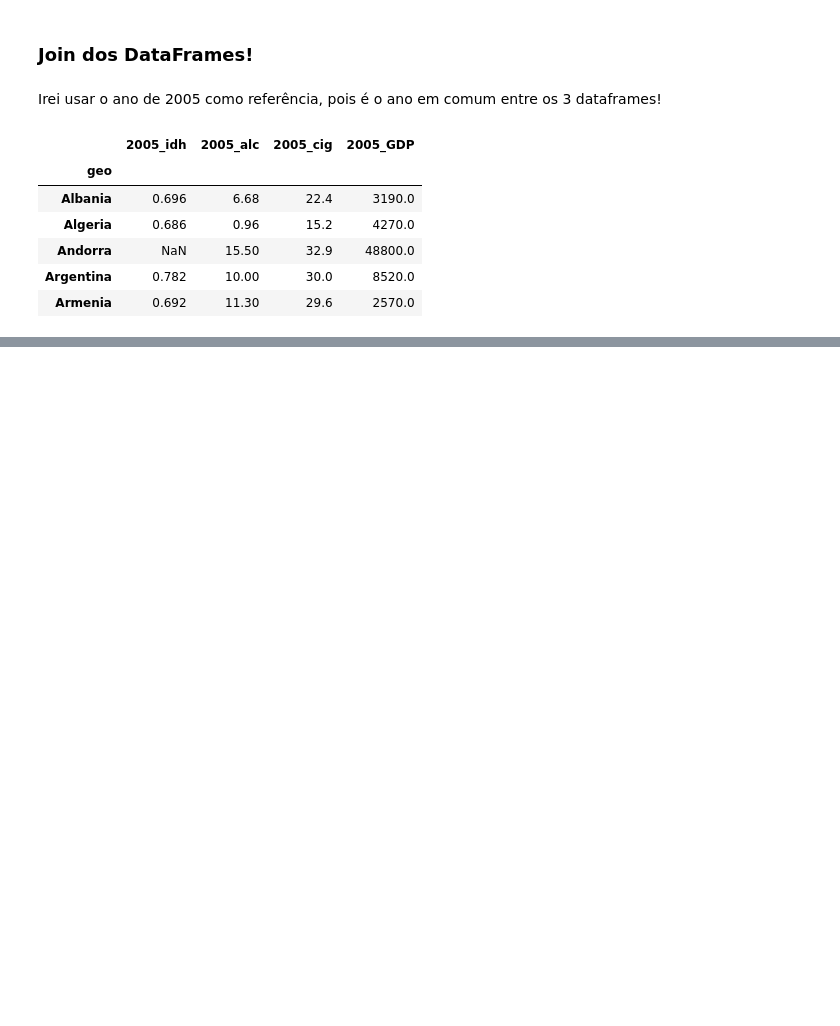
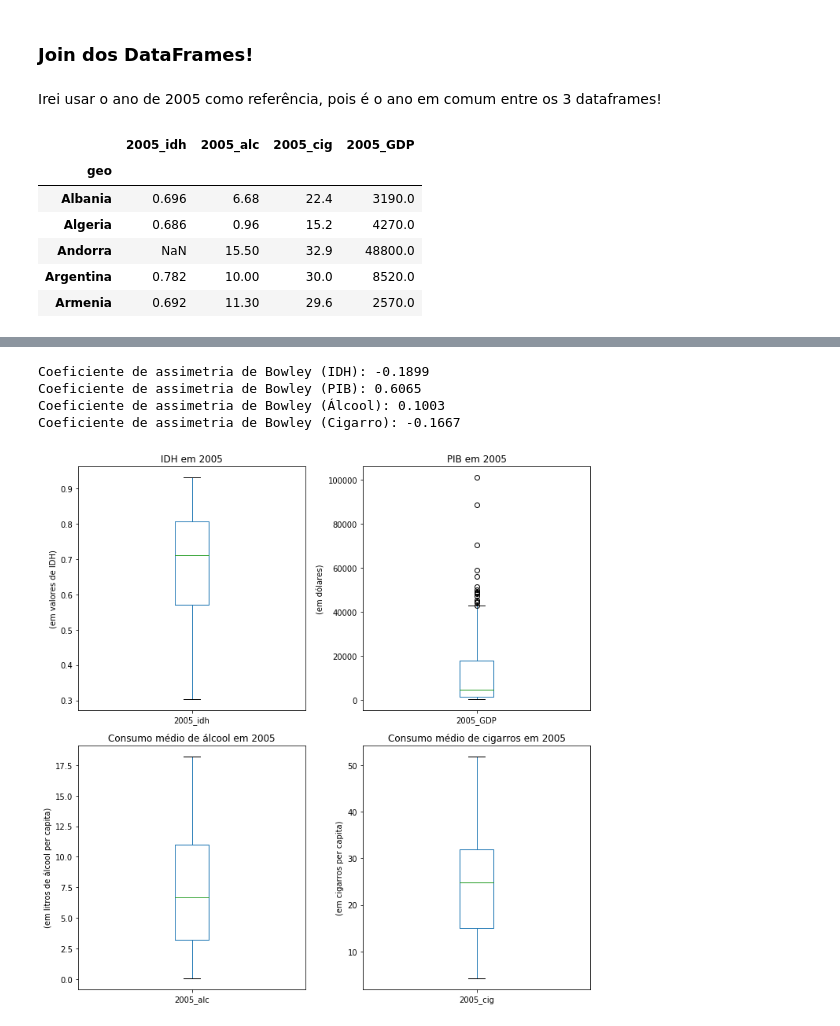
Before and after one commit to slimkaki/project1_cddp, a Jupyter notebook: Projeto 01.ipynb, the cells around one changed output, grey strips where cells are left out. Cells and saved outputs as stored; diff of their text form; code cells hidden in the pictures; blank space fills up the shorter version.

```diff
--- a/Projeto 01.ipynb
+++ b/Projeto 01.ipynb
@@ -58,0 +82,40 @@ df.head() #dataframe pronto para a analise!
+# %%
+gb_idh=Assimetria(df['2005_idh'])
+gb_gdp=Assimetria(df['2005_GDP'])
+gb_alc=Assimetria(df['2005_alc'])
+gb_cig=Assimetria(df['2005_cig'])
+lista_gb={'IDH': gb_idh, 'PIB': gb_gdp, 'Álcool': gb_alc, 'Cigarro': gb_cig}
+
+for i in lista_gb:
+    print('Coeficiente de assimetria de Bowley ({0}): {1:.4f}'.format(i, lista_gb[i]))
+# %% [output]
+Coeficiente de assimetria de Bowley (IDH): -0.1899
+Coeficiente de assimetria de Bowley (PIB): 0.6065
+Coeficiente de assimetria de Bowley (Álcool): 0.1003
+Coeficiente de assimetria de Bowley (Cigarro): -0.1667
+# %%
+fig=plt.figure(figsize=(10, 10))
+plt.subplot(221)
+df['2005_idh'].plot(kind='box')
+plt.title('IDH em 2005')
+plt.ylabel('(em valores de IDH)')
+
+plt.subplot(222)
+df['2005_GDP'].plot(kind='box')
+plt.title('PIB em 2005')
+plt.ylabel('(em dólares)')
+
+plt.subplot(223)
+df['2005_alc'].plot(kind='box')
+plt.title('Consumo médio de álcool em 2005')
+plt.ylabel('(em litros de álcool per capita)')
+
+plt.subplot(224)
+df['2005_cig'].plot(kind='box')
+plt.title('Consumo médio de cigarros em 2005')
+plt.ylabel('(em cigarros per capita)')
+
+plt.tight_layout()
+plt.show()
+# %% [output]
+[figure, added]
```
Also changed, not shown: parts of 7 cells of this notebook.
